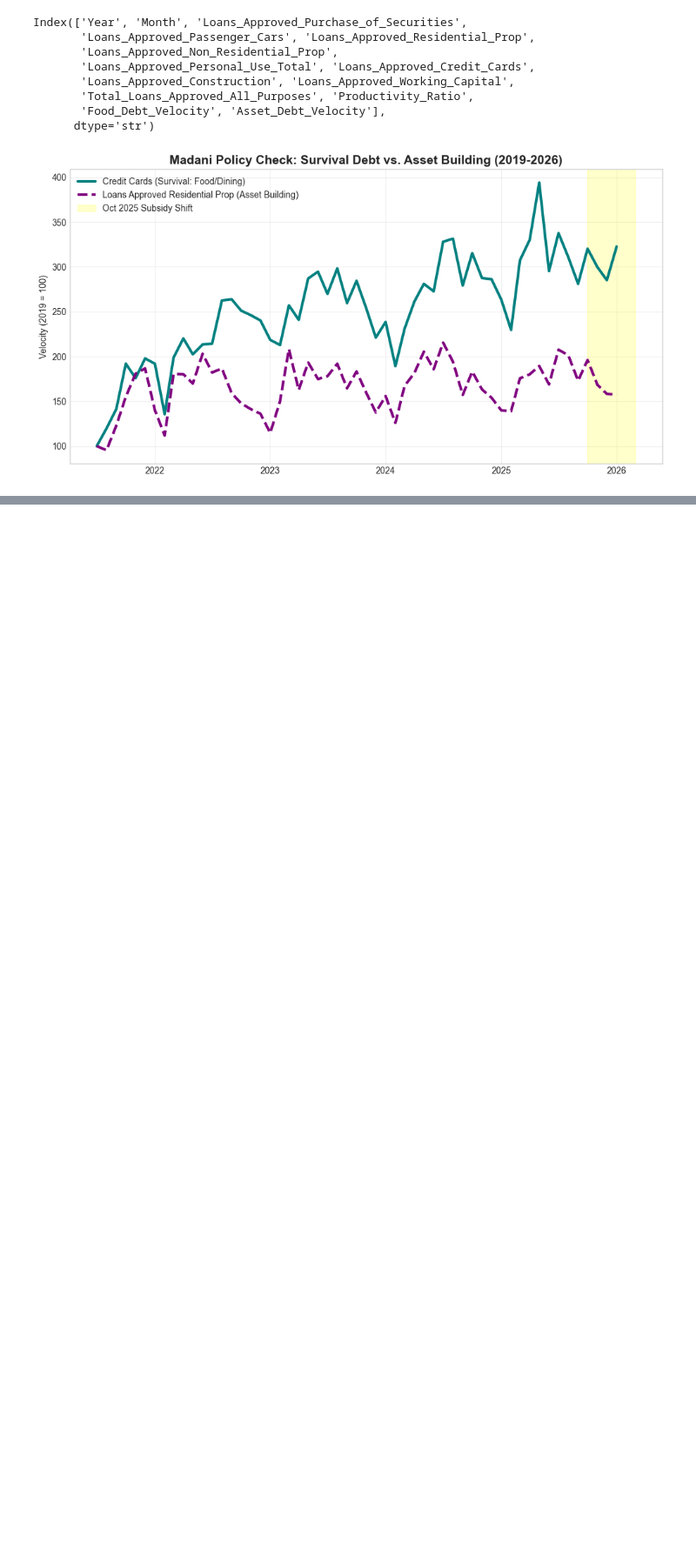
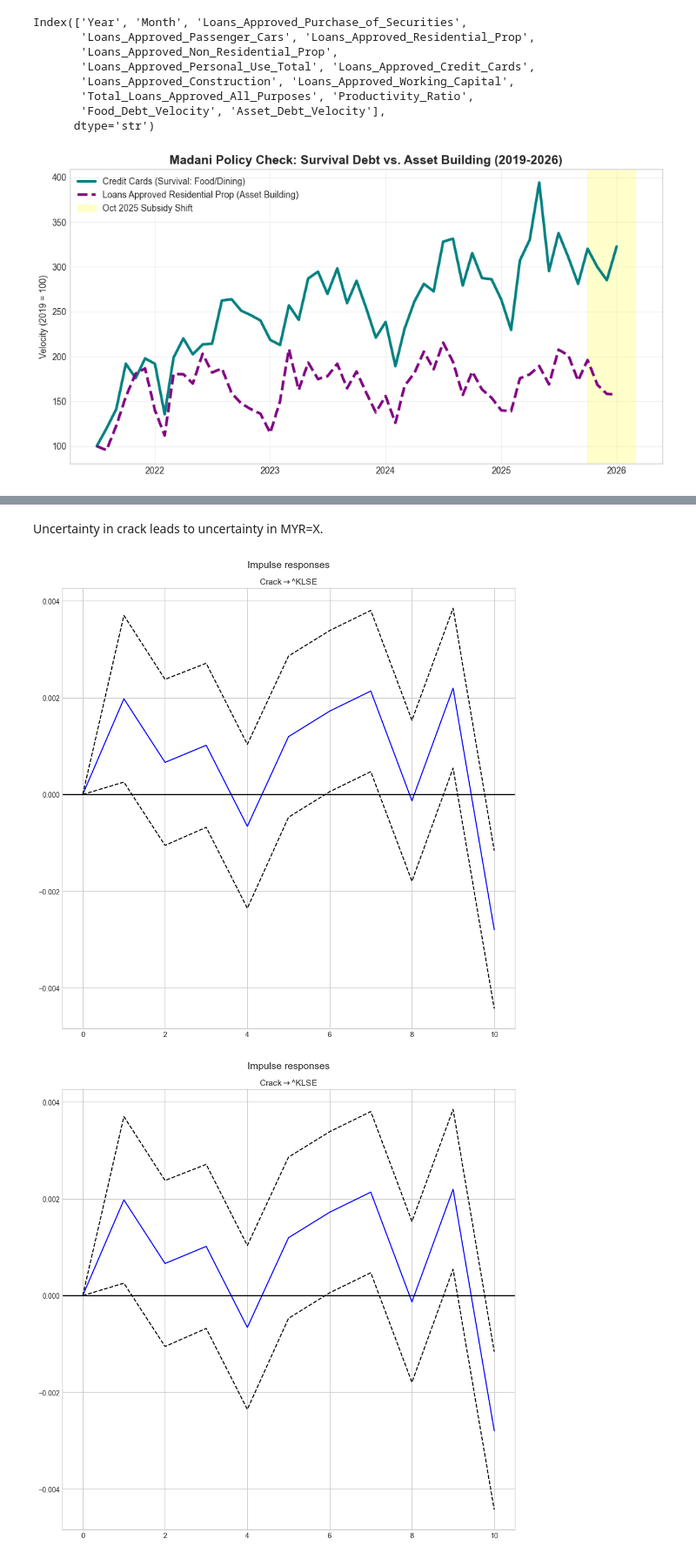
Before and after one commit to SJEGoh/Regional-Project, a Jupyter notebook: report.ipynb, the cells around one changed output, grey strips where cells are left out. Shown at 87% size. Drawn from its saved outputs; the diff is of its cells as text; code cells hidden in the pictures; blank space fills up the shorter version.

```diff
--- a/report.ipynb
+++ b/report.ipynb
@@ -3458,0 +3562,11 @@ plt.show()
+# %%
+
+from statsmodels.tsa.api import VAR
+
+# Combine your stationary series into one DataFrame
+df_var = log_vol[['Crack', '^KLSE']].dropna()
+
+model = VAR(df_var)
+order_selection = model.select_order(maxlags=15)
+
+print(order_selection.summary())
@@ -3458,0 +3591,6 @@ plt.show()
+# %%
+# Fit the model with the chosen lag
+model_fitted = model.fit(10)
+
+# Check for the direction of the relationship
+print(model_fitted.summary())
@@ -3458,0 +3615,8 @@ plt.show()
+# %% [markdown]
+Uncertainty in crack leads to uncertainty in MYR=X.
+# %%
+irf = model_fitted.irf(10)
+irf.plot(impulse='Crack', response='^KLSE')
+# %% [output]
+[figure, added]
+[figure, added]
```
Also changed, not shown: parts of 18 cells of this notebook.
